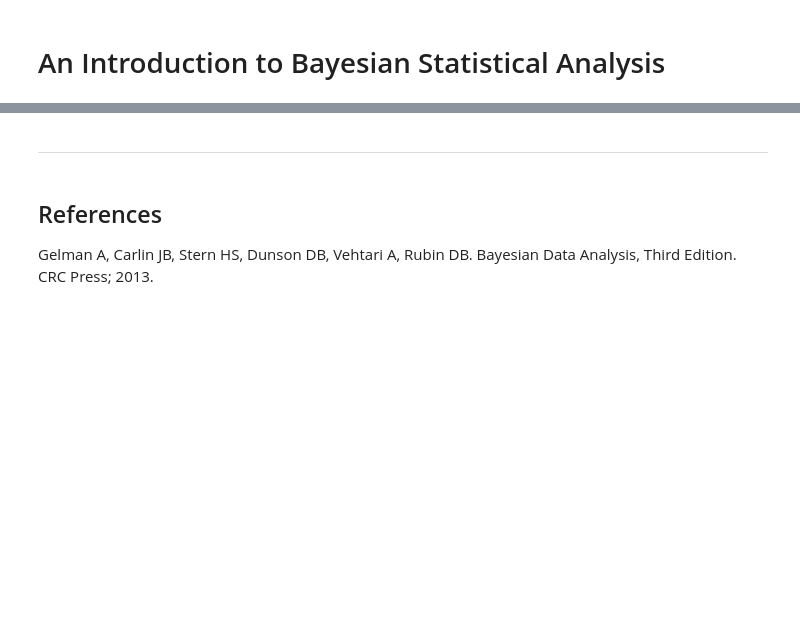
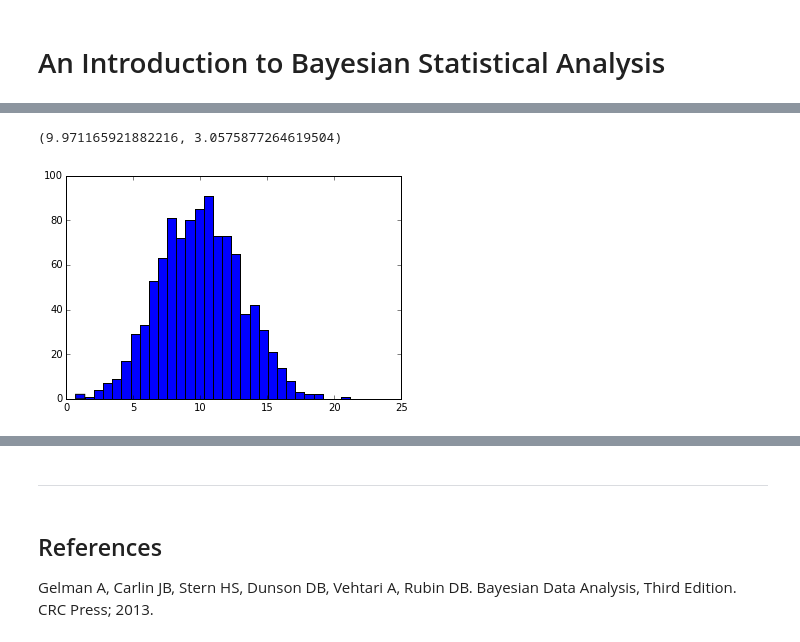
Before and after one commit to fonnesbeck/scipy2014_tutorial, a Jupyter notebook: 1_Introduction-to-Bayes.ipynb, the cells around one changed output, grey strips where cells are left out. Cells and saved outputs as stored; diff of their text form; code cells hidden in the pictures; blank space fills up the shorter version.

```diff
--- a/1_Introduction-to-Bayes.ipynb
+++ b/1_Introduction-to-Bayes.ipynb
@@ -108,0 +297,11 @@ This posterior distribution is formulated as a function of the probability model
+# %%
+mu, sig = 10, 3
+
+x = np.random.normal(mu, sig, 1000)
+x.mean(), x.std()
+# %% [output]
+(9.971165921882216, 3.0575877264619504)
+# %%
+_ = plt.hist(x, bins=30)
+# %% [output]
+[figure, added]
```
Also changed, not shown: parts of 13 cells of this notebook, 1 other file.
